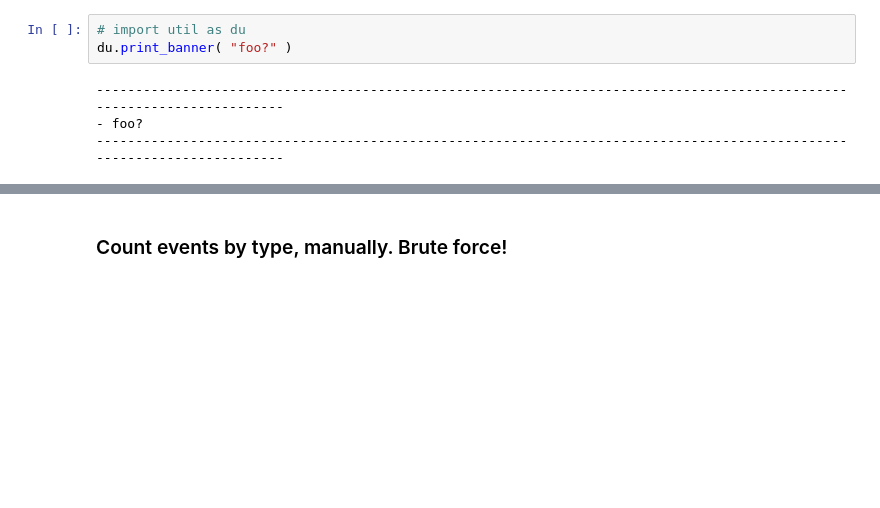
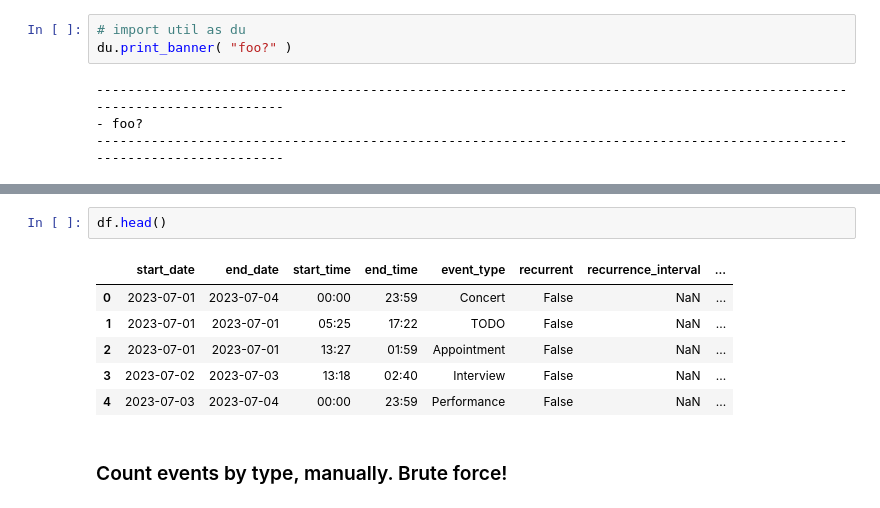
Before and after one commit to deepily/genie-in-the-box, a Jupyter notebook: src/notebooks/langchain-agent-dataframe.ipynb, the cells around one changed output, grey strips where cells are left out. Drawn from its saved outputs; the diff is of its cells as text; blank space fills up the shorter version.

```diff
--- a/src/notebooks/langchain-agent-dataframe.ipynb
+++ b/src/notebooks/langchain-agent-dataframe.ipynb
@@ -96,3 +83,12 @@ memory usage: 14.4+ KB
+# %%
+df.head()
+# %% [output]
+|  | start_date | end_date | start_time | end_time | event_type | recurrent | recurrence_interval | ... |
+| 0 | 2023-07-01 | 2023-07-04 | 00:00 | 23:59 | Concert | False | NaN | ... |
+| 1 | 2023-07-01 | 2023-07-01 | 05:25 | 17:22 | TODO | False | NaN | ... |
+| 2 | 2023-07-01 | 2023-07-01 | 13:27 | 01:59 | Appointment | False | NaN | ... |
+| 3 | 2023-07-02 | 2023-07-03 | 13:18 | 02:40 | Interview | False | NaN | ... |
+| 4 | 2023-07-03 | 2023-07-04 | 00:00 | 23:59 | Performance | False | NaN | ... |
 # %% [markdown]
 ### Count events by type, manually. Brute force!
 # %%
```
Also changed, not shown: parts of 26 cells of this notebook.
